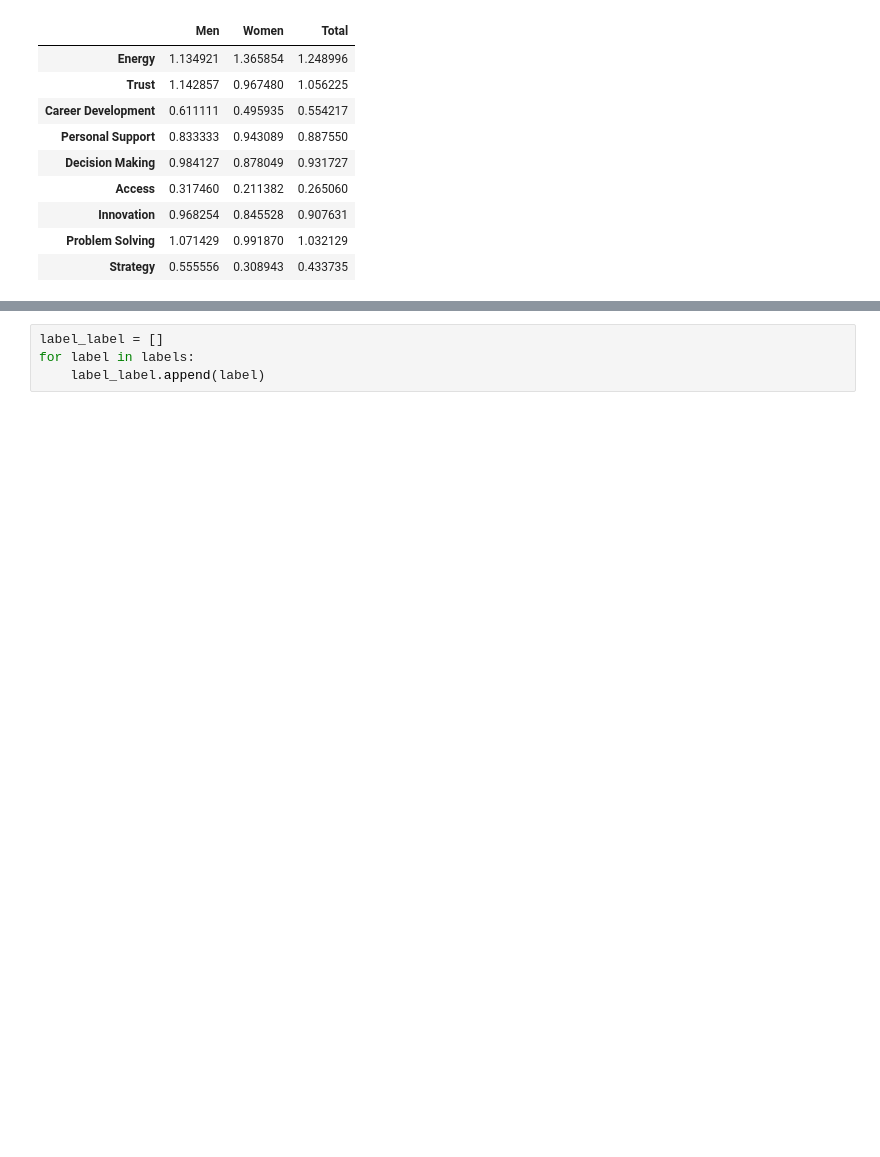
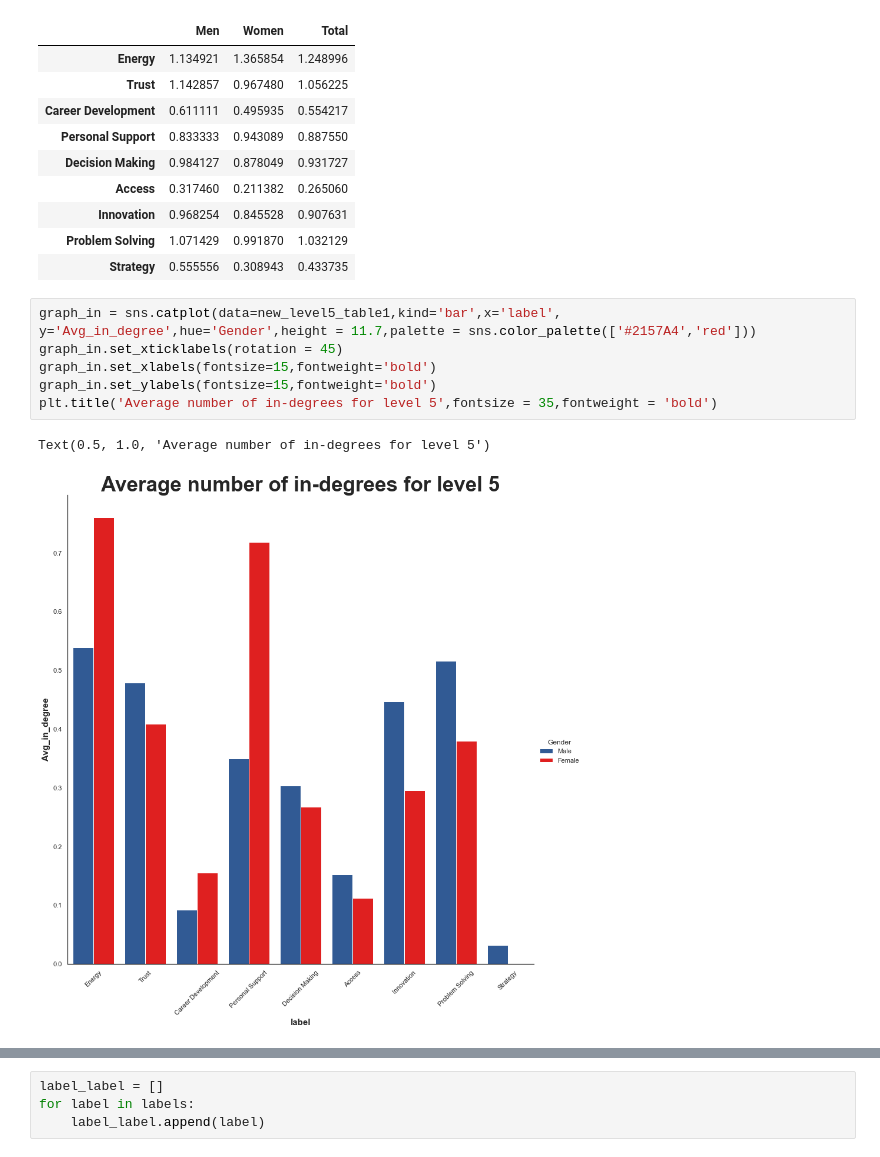
Before and after one commit to feelzoo/assortativity, a Jupyter notebook: Assortativity.ipynb, the cells around one changed output, grey strips where cells are left out. Saved outputs shown, nothing was run; the diff lists cells and outputs as text; blank space fills up the shorter version.

```diff
--- a/Assortativity.ipynb
+++ b/Assortativity.ipynb
@@ -1794,3 +1931,12 @@ in_degree_level4_label
 | Innovation | 0.968254 | 0.845528 | 0.907631 |
 | Problem Solving | 1.071429 | 0.991870 | 1.032129 |
 | Strategy | 0.555556 | 0.308943 | 0.433735 |
+# %%
+graph_in = sns.catplot(data=new_level5_table1,kind='bar',x='label', y='Avg_in_degree',hue='Gender',height = 11.7,palette = sns.color_palette(['#2157A4','red']))
+graph_in.set_xticklabels(rotation = 45)
+graph_in.set_xlabels(fontsize=15,fontweight='bold')
+graph_in.set_ylabels(fontsize=15,fontweight='bold')
+plt.title('Average number of in-degrees for level 5',fontsize = 35,fontweight = 'bold')
+# %% [output]
+Text(0.5, 1.0, 'Average number of in-degrees for level 5')
+[figure, added]
```
Also changed, not shown: parts of 28 cells of this notebook.
